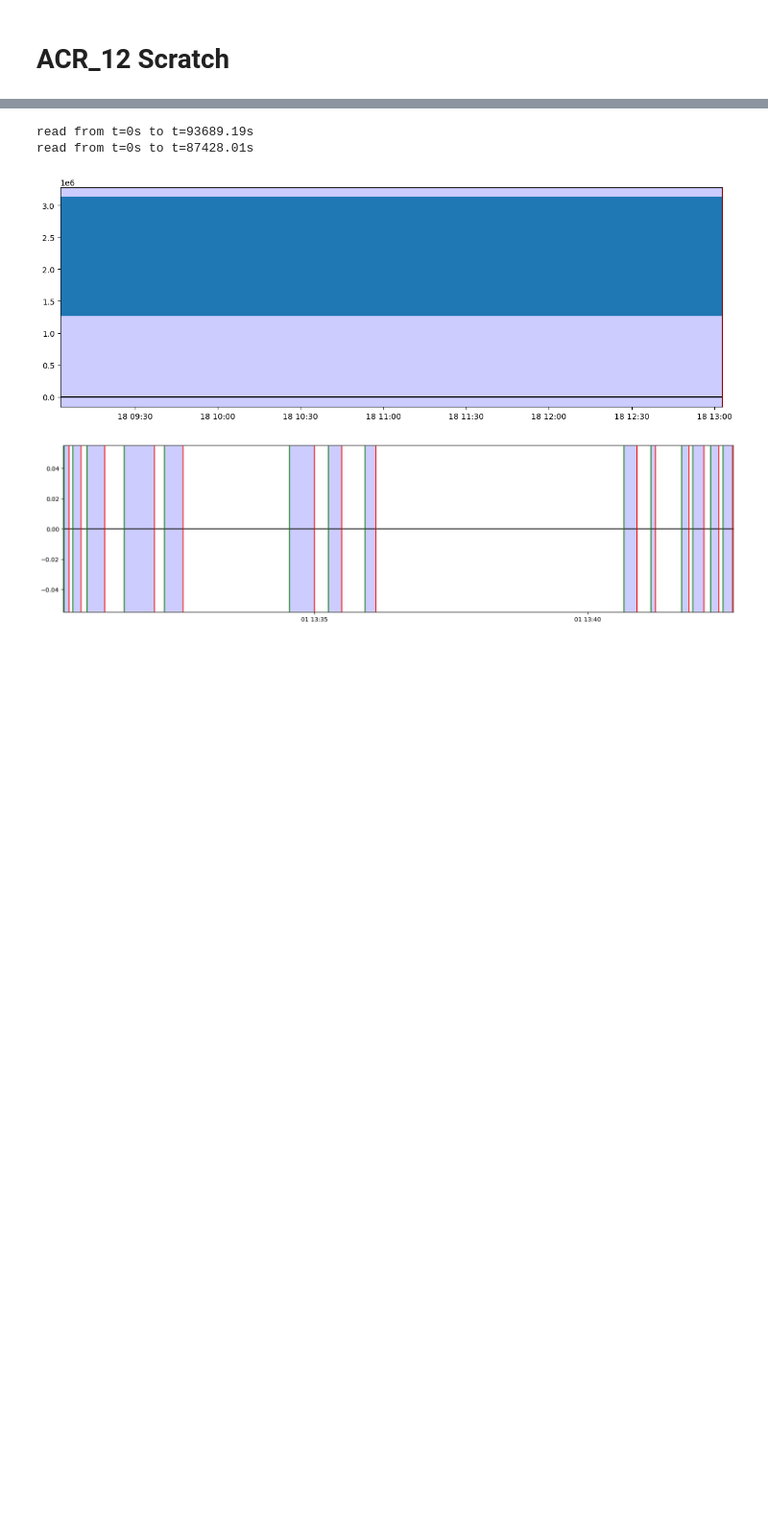
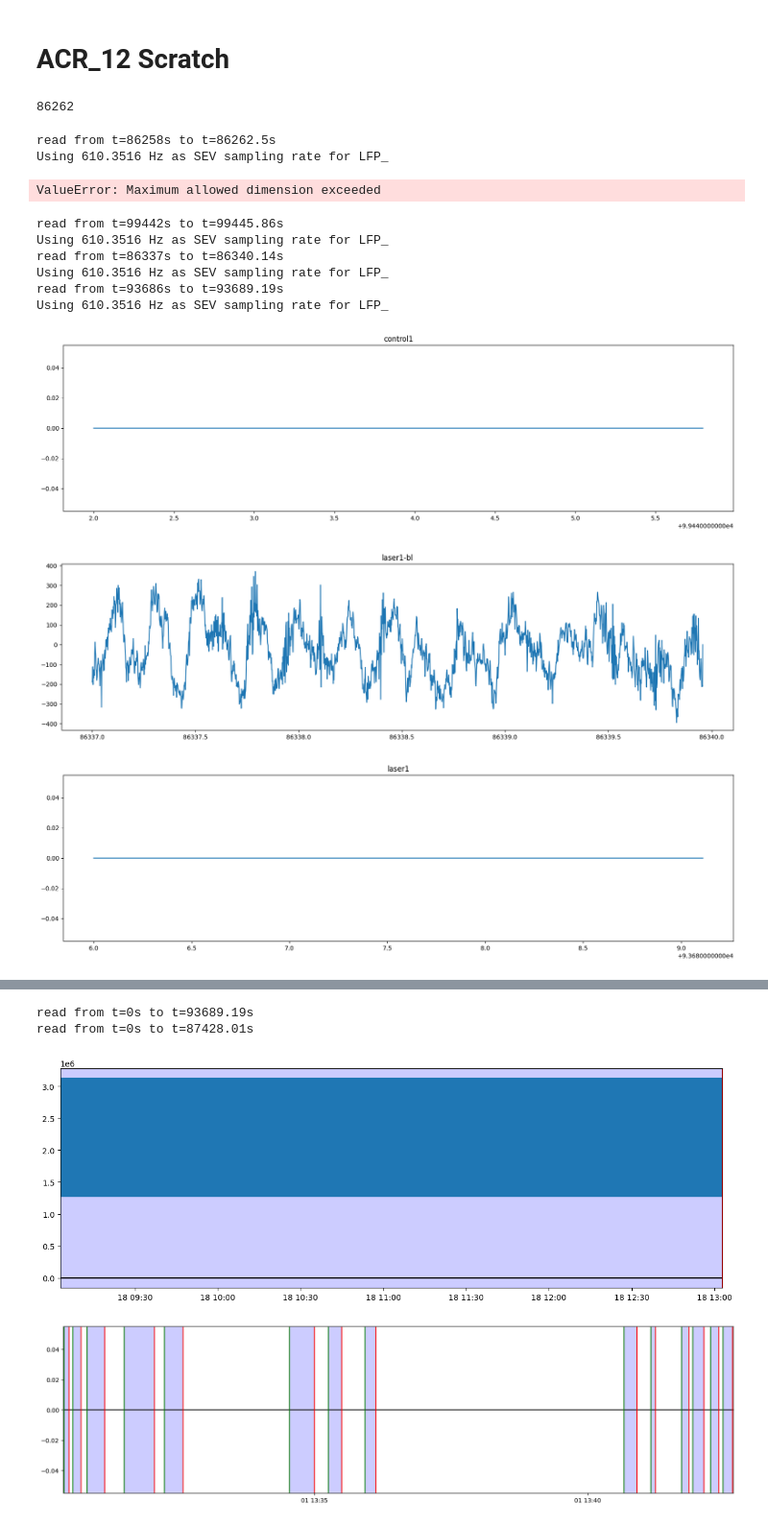
Before and after one commit to kortdriessen/acr, a Jupyter notebook: notebooks/scratch.ipynb, the cells around one changed output, grey strips where cells are left out. Shown at 96% size. Cells and saved outputs as stored; diff of their text form; code cells hidden in the pictures; blank space fills up the shorter version.

```diff
--- a/notebooks/scratch.ipynb
+++ b/notebooks/scratch.ipynb
@@ -26,2 +24,42 @@ ModuleNotFoundError: No module named 'acr.subjects'
 # %% [markdown]
 # ACR_12 Scratch
+# %%
+from telnetlib import SB
+
+def rec_checker(subject, recs, time, channel=14, store='LFP_', type='block'):
+    info = aip.load_subject_info(subject)
+    if type == 'block':
+        for rec in recs:
+            duration = int(info['rec_times'][rec]['duration'])
+            t1 = int(duration-time)
+            t2=0
+            path = info['paths'][rec]
+            data = kx.io.get_data(path, t1=t1, t2=0, store=store, channel=[channel])
+            #data = data.swap_dims({'datetime':'time'}).sel(channel=channel)
+            f, ax = plt.subplots(figsize=(20,5))
+            ax.plot(data.time, data)
+            ax.set_title(rec)
+    return
+# %%
+i = aip.load_subject_info('ACR_12')
+int(i['rec_times']['control1-bl']['duration'])
+# %% [output]
+86262
+# %%
+kx.io.get_data('/Volumes/opto_loc/Data/ACR_12/ACR_12-control1-bl/', t1=86258, t2=86260, store='LFP_', channel=[14])
+# %% [output]
+read from t=86258s to t=86262.5s
+Using 610.3516 Hz as SEV sampling rate for LFP_
+ValueError: Maximum allowed dimension exceeded
+# %%
+rec_checker('ACR_12', ['control1', 'laser1-bl', 'laser1'], 3, channel=14, store='LFP_', type='block')
+# %% [output]
+read from t=99442s to t=99445.86s
+Using 610.3516 Hz as SEV sampling rate for LFP_
+read from t=86337s to t=86340.14s
+Using 610.3516 Hz as SEV sampling rate for LFP_
+read from t=93686s to t=93689.19s
+Using 610.3516 Hz as SEV sampling rate for LFP_
+[figure, added]
+[figure, added]
+[figure, added]
```
Also changed, not shown: parts of 3 cells of this notebook, 4 other files.
